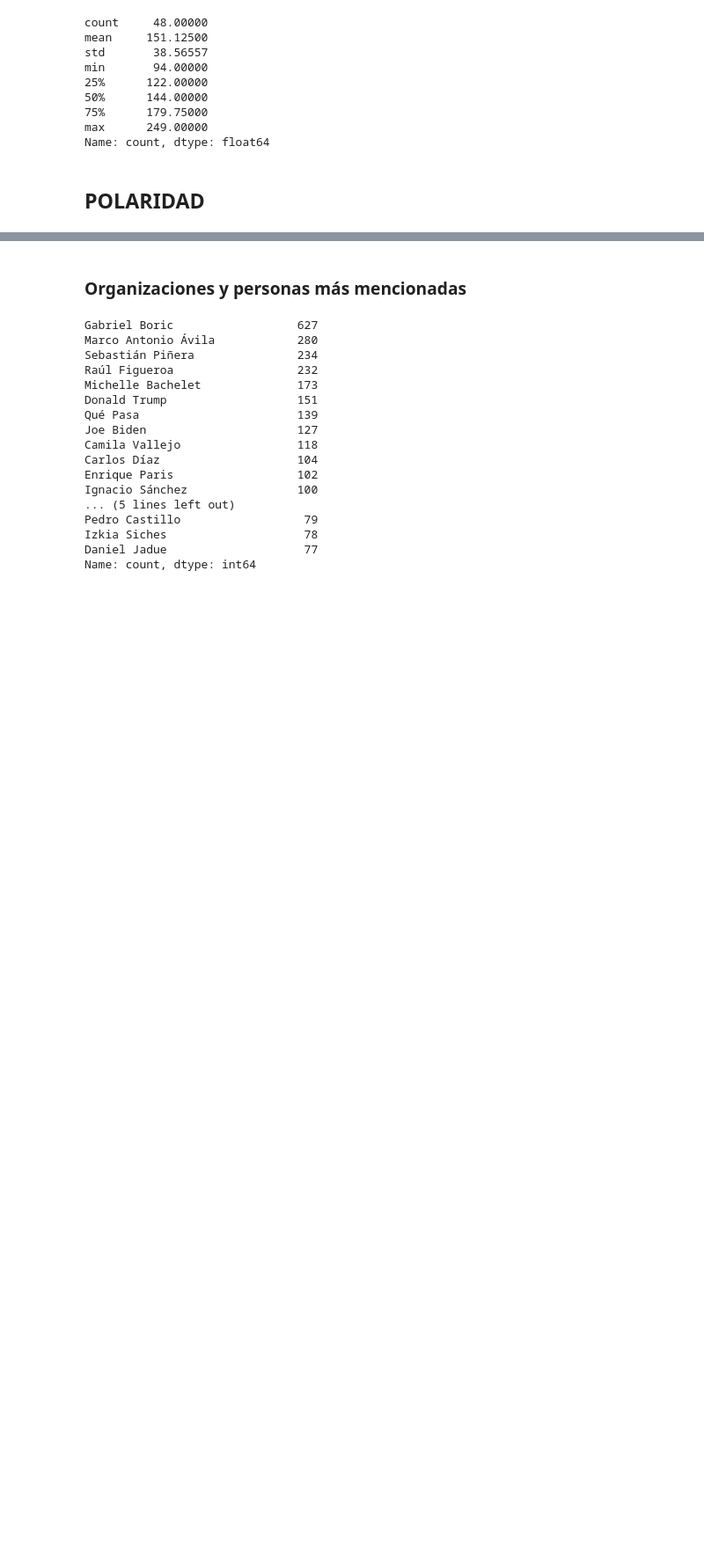
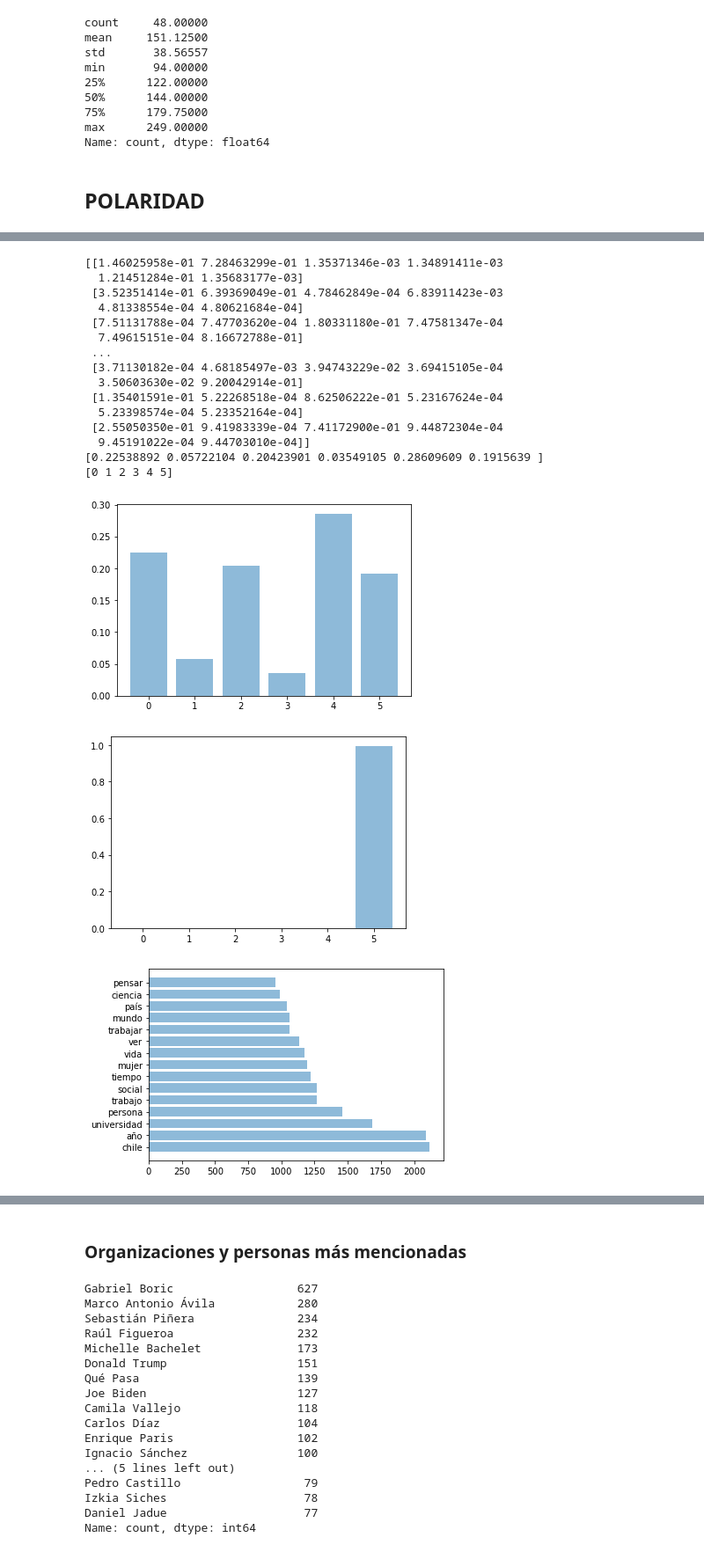
Before and after one commit to mcsebe/Proyecto_Unidad2_MAD, a Jupyter notebook: Código.ipynb, the cells around one changed output, grey strips where cells are left out. Shown at 88% size. Cells and saved outputs as stored; diff of their text form; code cells hidden in the pictures; blank space fills up the shorter version.

```diff
--- a/Código.ipynb
+++ b/Código.ipynb
@@ -331,0 +363,58 @@ grouped[grouped['year'] == 2023].describe()
+# %%
+from matplotlib.pylab import hist, show
+import seaborn as sns
+import numpy as np
+
+true_k = 6
+
+lda = LatentDirichletAllocation(n_components=true_k, max_iter=1000,
+                                learning_method='online',
+                                learning_offset=10.,
+                                random_state=0)
+y=lda.fit_transform(tf)
+
+print(y)
+#distribución de tópicos en todos los documentos
+dist = sum(y)/len(df_filtr[(df_filtr['year'] == '2020') | (df_filtr['year'] == '2021')].text)
+print(dist)
+
+w=np.arange(0,true_k)
+print(w)
+plt.bar(w,height=dist,alpha=0.5,tick_label=w)
+show()
+#distribución de tópicos en el documento 51
+plt.bar(w,height=y[50],alpha=0.5,tick_label=w)
+show()
+
+
+#frecuencia de palabras por tópico
+n_top_words=15
+numo =np.arange(0,n_top_words)
+for idx,topic in enumerate(lda.components_):
+    d =[]
+    s = []
+    for i in topic.argsort()[:-n_top_words - 1:-1]:
+        s.append(diccionario[i])
+        d.append(topic[i])
+
+    plt.barh(numo,width=d,alpha=0.5,tick_label=s)
+    show()
+# %% [output]
+[[1.46025958e-01 7.28463299e-01 1.35371346e-03 1.34891411e-03
+  1.21451284e-01 1.35683177e-03]
+ [3.52351414e-01 6.39369049e-01 4.78462849e-04 6.83911423e-03
+  4.81338554e-04 4.80621684e-04]
+ [7.51131788e-04 7.47703620e-04 1.80331180e-01 7.47581347e-04
+  7.49615151e-04 8.16672788e-01]
+ ...
+ [3.71130182e-04 4.68185497e-03 3.94743229e-02 3.69415105e-04
+  3.50603630e-02 9.20042914e-01]
+ [1.35401591e-01 5.22268518e-04 8.62506222e-01 5.23167624e-04
+  5.23398574e-04 5.23352164e-04]
+ [2.55050350e-01 9.41983339e-04 7.41172900e-01 9.44872304e-04
+  9.45191022e-04 9.44703010e-04]]
+[0.22538892 0.05722104 0.20423901 0.03549105 0.28609609 0.1915639 ]
+[0 1 2 3 4 5]
+[figure, added]
+[figure, added]
+[figure, added]
```
Also changed, not shown: parts of 52 cells of this notebook.
